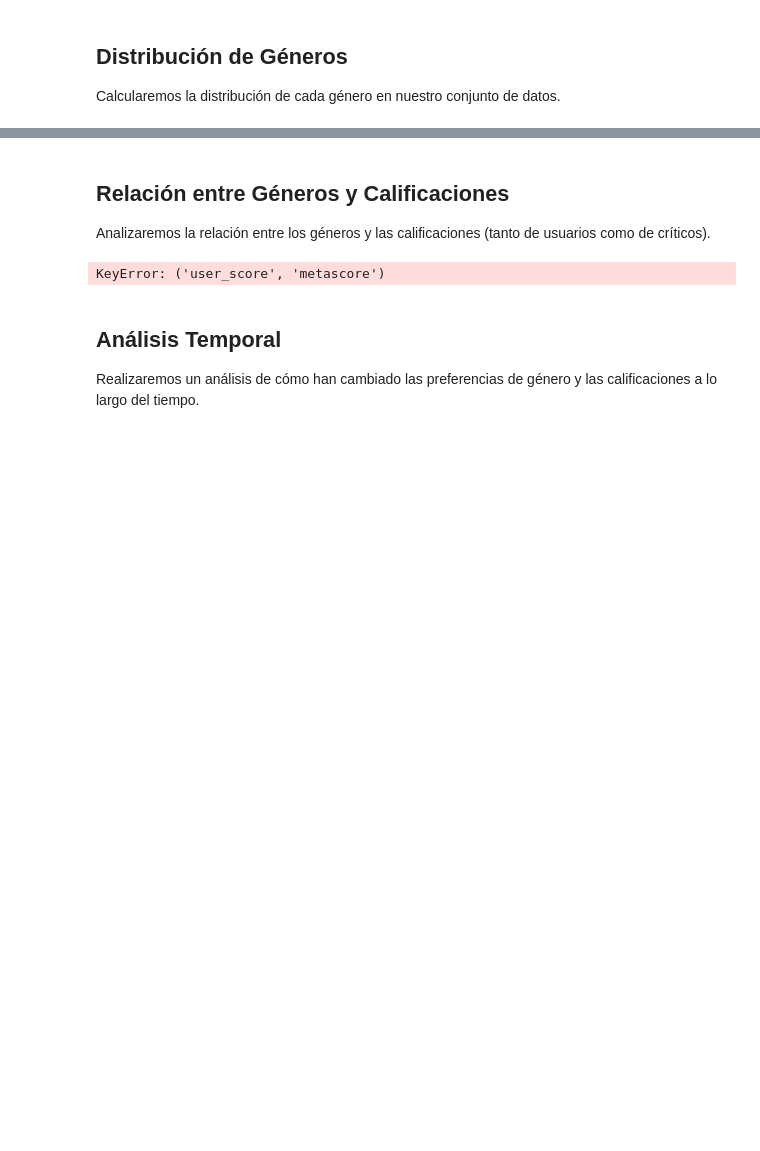
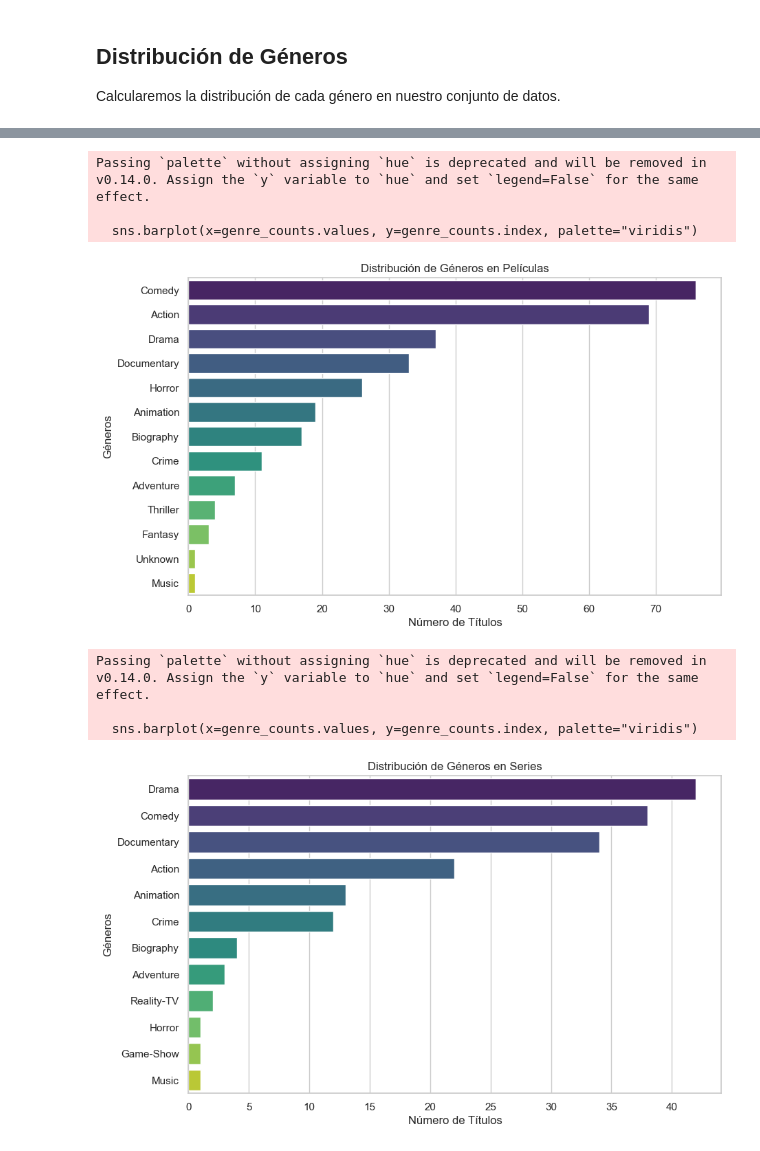
Before and after one commit to pizarroiker/TFG-Web-Scraping-Sentiment-Analysis, a Jupyter notebook: DataAnalysis.ipynb, the cells around one changed output, grey strips where cells are left out. Cells and saved outputs as stored; diff of their text form; code cells hidden in the pictures; blank space fills up the shorter version.

```diff
--- a/DataAnalysis.ipynb
+++ b/DataAnalysis.ipynb
@@ -39,13 +39,11 @@ def min_converter_optimized(duration):
         return hours + minutes
     return None
 
-# Convertir metascore a un número del 1 al 10
-df["metascore"] = df["metascore"].apply(lambda x: round(int(x)/10, 1) if pd.notnull(x) else None)
-
 # Convertir fechas a datetime
-df["release_date"] = pd.to_datetime(df["release_date"])
+df['release_date'] = pd.to_datetime(df['release_date'])
 
 # Procesamiento de géneros
+
 df['genres'] = df['genres'].apply(eval)  # Convierte string a lista
 generos_unicos = set.union(*df['genres'].apply(set))
 generos_unicos = list(generos_unicos)
@@ -63,3 +61,6 @@ genres_series = df[df['type'] == 'tvshow'][list(generos_unicos)].sum()
 
 genres_movies = genres_movies[genres_movies > 0].index.tolist()  # Lista de géneros de películas
 genres_series = genres_series[genres_series > 0].index.tolist()  # Lista de géneros de series
+
+# Obtener el año de lanzamiento (mismo para todas las entradas)
+year = df["release_date"].dt.year[0]
@@ -65,0 +71,14 @@ genres_series = genres_series[genres_series > 0].index.tolist()  # Lista de gén
+# %%
+# Separar los datos en películas y series
+movies = df[df['type'] == 'movie']
+tvshows = df[df['type'] == 'tvshow']
+
+# Estadísticas para películas
+movies_stats = movies.describe()
+movies_genre_summary = movies[genres_movies].sum().sort_values(ascending=False)
+
+# Estadísticas para series
+tvshows_stats = tvshows.describe()
+tvshows_genre_summary = tvshows[genres_series].sum().sort_values(ascending=False)
+
+movies_stats, movies_genre_summary, tvshows_stats, tvshows_genre_summary
@@ -97,27 +106,0 @@ plt.show()
-# %% [markdown]
-## Relación entre Géneros y Calificaciones
-
-Analizaremos la relación entre los géneros y las calificaciones (tanto de usuarios como de críticos).
-# %%
-average_scores_by_genre_movies = movies[genres_movies].multiply(movies['user_score','metascore'], axis="index").mean()
-average_scores_by_genre_series = series[genres_series].multiply(series['user_score','metascore'], axis="index").mean()
-
-plt.figure(figsize=(12, 6))
-average_scores_by_genre_movies.plot(kind='bar')
-plt.title('Calificación Promedio de Usuario por Género en Películas')
-plt.xlabel('Género')
-plt.ylabel('Calificación Promedio de Usuario')
-plt.show()
-
-plt.figure(figsize=(12, 6))
-average_scores_by_genre_series.plot(kind='bar')
-plt.title('Calificación Promedio de Usuario por Género en Series')
-plt.xlabel('Género')
-plt.ylabel('Calificación Promedio de Usuario')
-plt.show()
-# %% [output]
-KeyError: ('user_score', 'metascore')
-# %% [markdown]
-## Análisis Temporal
-
-Realizaremos un análisis de cómo han cambiado las preferencias de género y las calificaciones a lo largo del tiempo.
@@ -142,0 +107,27 @@ plt.show()
+# %%
+# Configuraciones para visualizaciones
+sns.set(style="whitegrid")
+
+# Función para crear gráficos de barras para géneros
+def plot_genre_distribution(genre_counts, title):
+    plt.figure(figsize=(10, 6))
+    sns.barplot(x=genre_counts.values, y=genre_counts.index, palette="viridis")
+    plt.title(title)
+    plt.xlabel('Número de Títulos')
+    plt.ylabel('Géneros')
+    plt.show()
+
+# Gráfico de barras para géneros de películas
+plot_genre_distribution(movies_genre_summary, 'Distribución de Géneros en Películas')
+
+# Gráfico de barras para géneros de series
+plot_genre_distribution(tvshows_genre_summary, 'Distribución de Géneros en Series')
+# %% [output]
+Passing `palette` without assigning `hue` is deprecated and will be removed in v0.14.0. Assign the `y` variable to `hue` and set `legend=False` for the same effect.
+
+  sns.barplot(x=genre_counts.values, y=genre_counts.index, palette="viridis")
+[figure, added]
+Passing `palette` without assigning `hue` is deprecated and will be removed in v0.14.0. Assign the `y` variable to `hue` and set `legend=False` for the same effect.
+
+  sns.barplot(x=genre_counts.values, y=genre_counts.index, palette="viridis")
+[figure, added]
```
Also changed, not shown: parts of 12 cells of this notebook.
